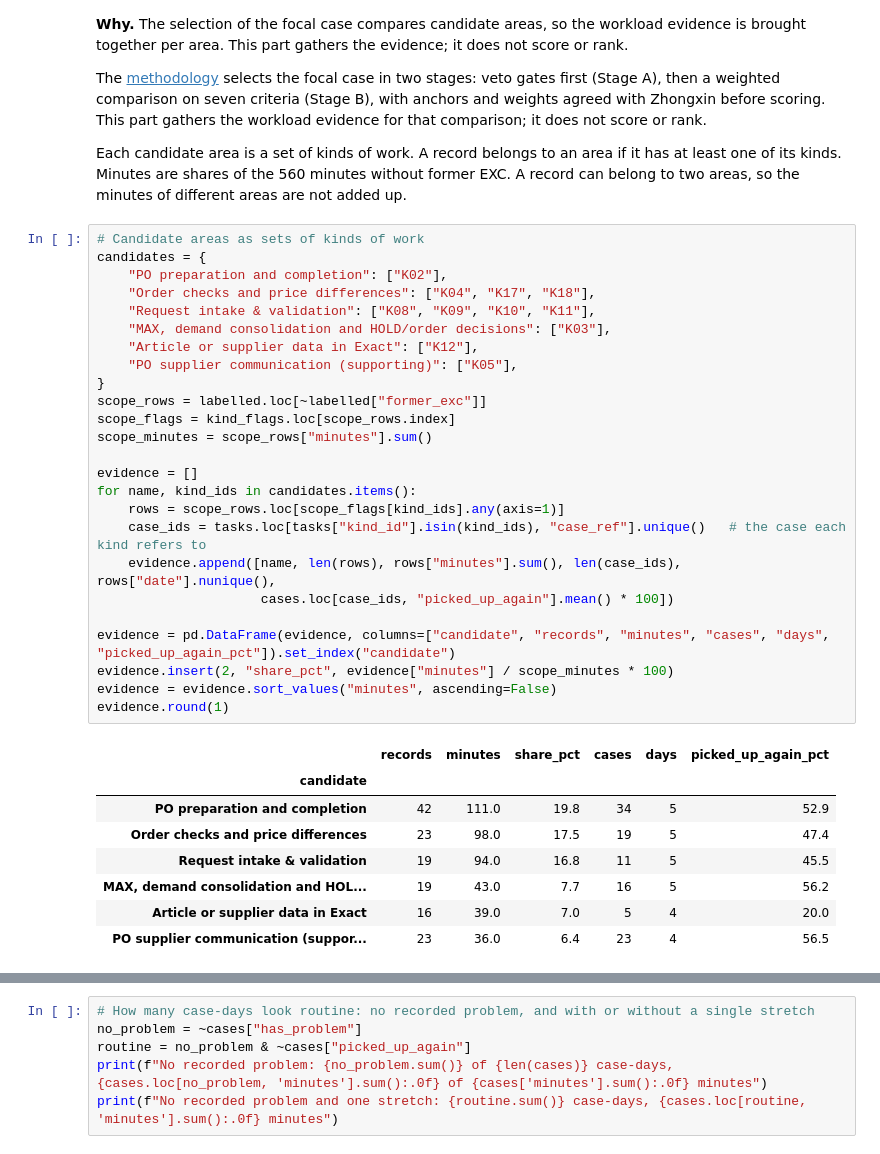
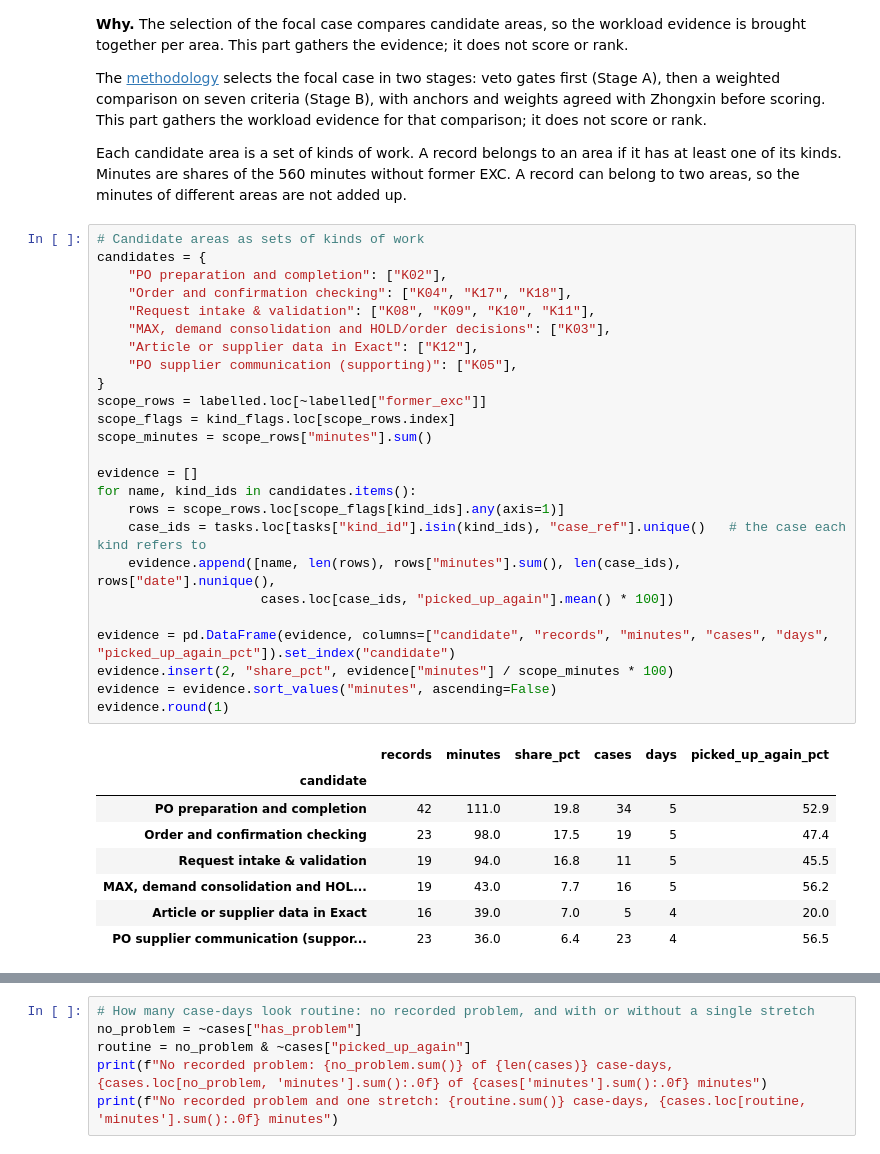
Before and after one commit to Luuuuuig/Bachelor-End-Project, a Jupyter notebook: Arno_Analysis_2026_10_02.ipynb, the cells around one changed output, grey strips where cells are left out. Saved outputs shown, nothing was run; the diff lists cells and outputs as text.

```diff
--- a/Arno_Analysis_2026_10_02.ipynb
+++ b/Arno_Analysis_2026_10_02.ipynb
@@ -1284,33 +1286,33 @@ Each candidate area is a set of kinds of work. A record belongs to an area if it
 # %%
 # Candidate areas as sets of kinds of work
 candidates = {
     "PO preparation and completion": ["K02"],
-    "Order checks and price differences": ["K04", "K17", "K18"],
+    "Order and confirmation checking": ["K04", "K17", "K18"],
     "Request intake & validation": ["K08", "K09", "K10", "K11"],
     "MAX, demand consolidation and HOLD/order decisions": ["K03"],
     "Article or supplier data in Exact": ["K12"],
     "PO supplier communication (supporting)": ["K05"],
 }
 scope_rows = labelled.loc[~labelled["former_exc"]]
 scope_flags = kind_flags.loc[scope_rows.index]
 scope_minutes = scope_rows["minutes"].sum()
 
 evidence = []
 for name, kind_ids in candidates.items():
     rows = scope_rows.loc[scope_flags[kind_ids].any(axis=1)]
     case_ids = tasks.loc[tasks["kind_id"].isin(kind_ids), "case_ref"].unique()   # the case each kind refers to
     evidence.append([name, len(rows), rows["minutes"].sum(), len(case_ids), rows["date"].nunique(),
                      cases.loc[case_ids, "picked_up_again"].mean() * 100])
 
 evidence = pd.DataFrame(evidence, columns=["candidate", "records", "minutes", "cases", "days", "picked_up_again_pct"]).set_index("candidate")
 evidence.insert(2, "share_pct", evidence["minutes"] / scope_minutes * 100)
 evidence = evidence.sort_values("minutes", ascending=False)
 evidence.round(1)
 # %% [output]
 |  | records | minutes | share_pct | cases | days | picked_up_again_pct |
 | candidate |  |  |  |  |  |  |
 | PO preparation and completion | 42 | 111.0 | 19.8 | 34 | 5 | 52.9 |
-| Order checks and price differences | 23 | 98.0 | 17.5 | 19 | 5 | 47.4 |
+| Order and confirmation checking | 23 | 98.0 | 17.5 | 19 | 5 | 47.4 |
 | Request intake & validation | 19 | 94.0 | 16.8 | 11 | 5 | 45.5 |
 | MAX, demand consolidation and HOL... | 19 | 43.0 | 7.7 | 16 | 5 | 56.2 |
 | Article or supplier data in Exact | 16 | 39.0 | 7.0 | 5 | 4 | 20.0 |
```
Also changed, not shown: parts of 16 cells of this notebook, 20 other files.
